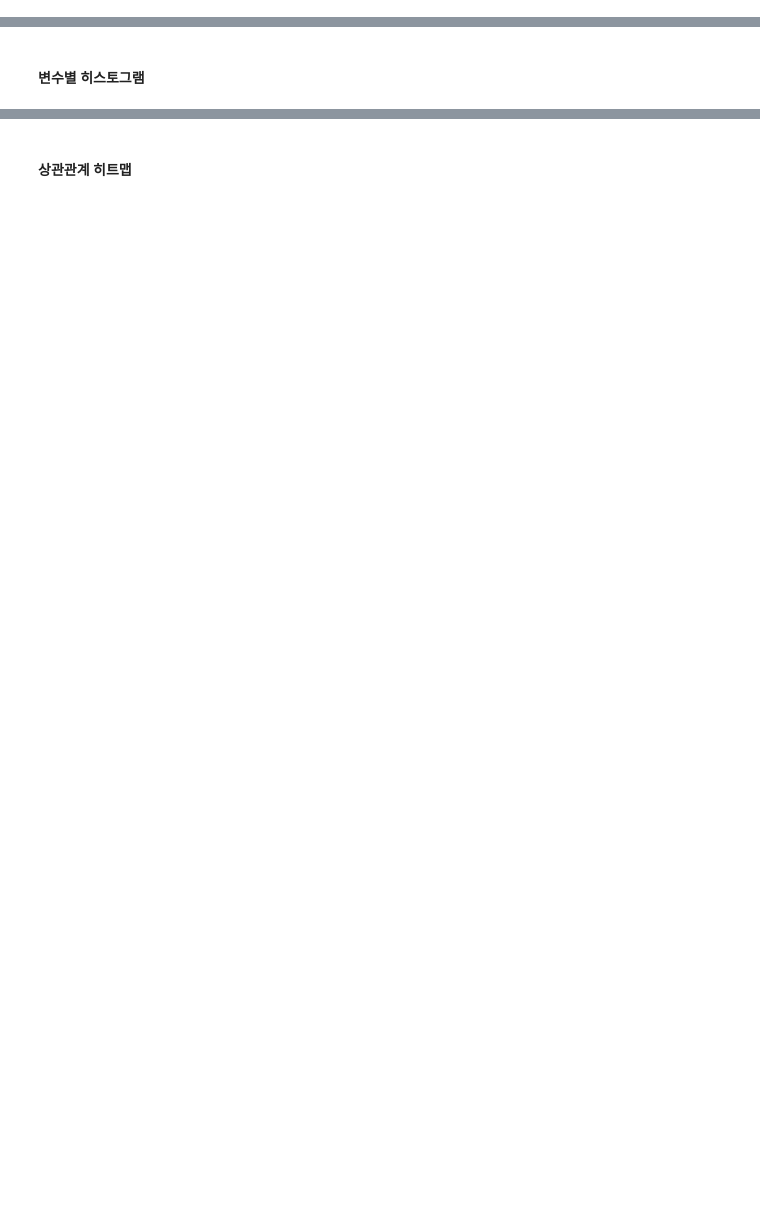
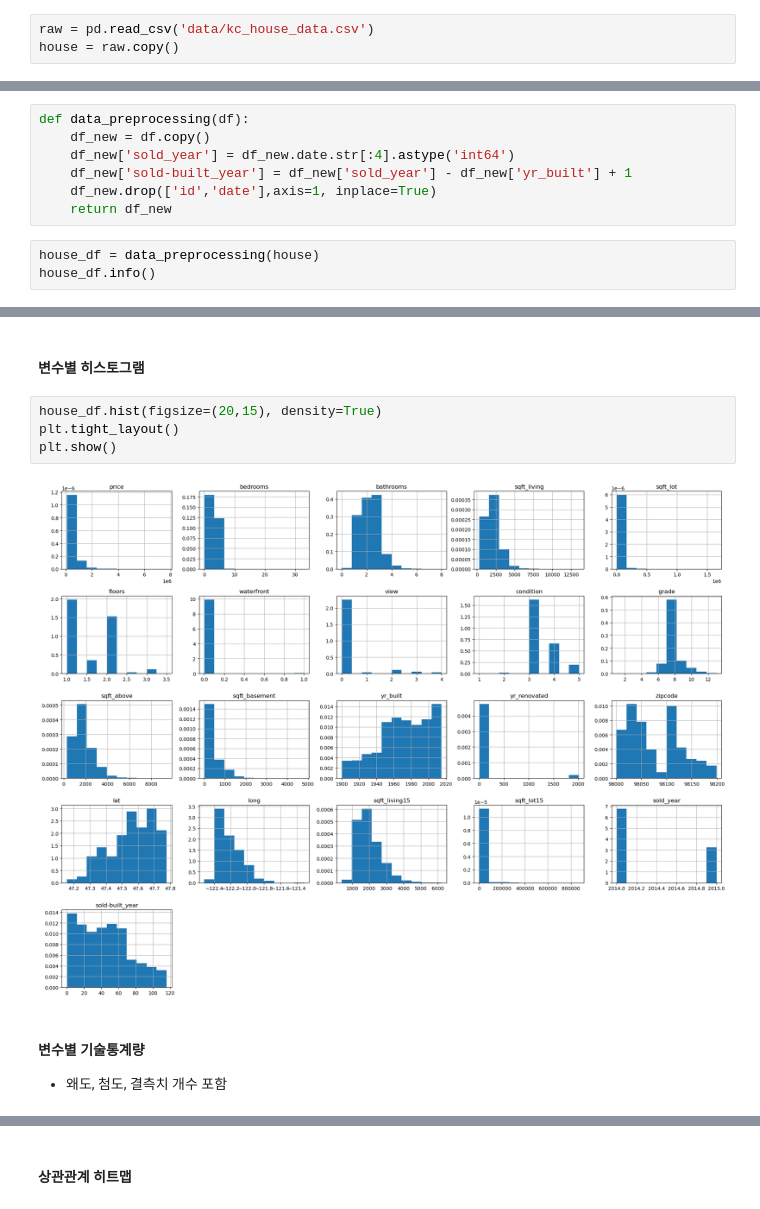
Before and after one commit to rlfgus0821/-HTML-, a Jupyter notebook: 12_machine learning/머신러닝_11_회귀분석4_실습_LinearRegression이용.ipynb, the cells around one changed output, grey strips where cells are left out. Drawn from its saved outputs; the diff is of its cells as text; blank space fills up the shorter version.

```diff
--- a/12_machine learning/머신러닝_11_회귀분석4_실습_LinearRegression이용.ipynb
+++ b/12_machine learning/머신러닝_11_회귀분석4_실습_LinearRegression이용.ipynb
@@ -17,3 +28,6 @@ warnings.filterwarnings('ignore')
 - 출처: https://www.kaggle.com/harlfoxem/housesalesprediction
 # %% [markdown]
 ### 데이터 준비
+# %%
+raw = pd.read_csv('data/kc_house_data.csv')
+house = raw.copy()
@@ -22,2 +74,12 @@ warnings.filterwarnings('ignore')
 # %% [markdown]
 #### 데이터 전처리 함수
+# %%
+def data_preprocessing(df):
+    df_new = df.copy()
+    df_new['sold_year'] = df_new.date.str[:4].astype('int64')
+    df_new['sold-built_year'] = df_new['sold_year'] - df_new['yr_built'] + 1
+    df_new.drop(['id','date'],axis=1, inplace=True)
+    return df_new
+# %%
+house_df = data_preprocessing(house)
+house_df.info()
@@ -24,2 +104,12 @@ warnings.filterwarnings('ignore')
 # %% [markdown]
 #### 변수별 히스토그램
+# %%
+house_df.hist(figsize=(20,15), density=True)
+plt.tight_layout()
+plt.show()
+# %% [output]
+[figure, added]
+# %% [markdown]
+#### 변수별 기술통계량
+
+- 왜도, 첨도, 결측치 개수 포함
```
Also changed, not shown: parts of 56 cells of this notebook, 1 other file.
